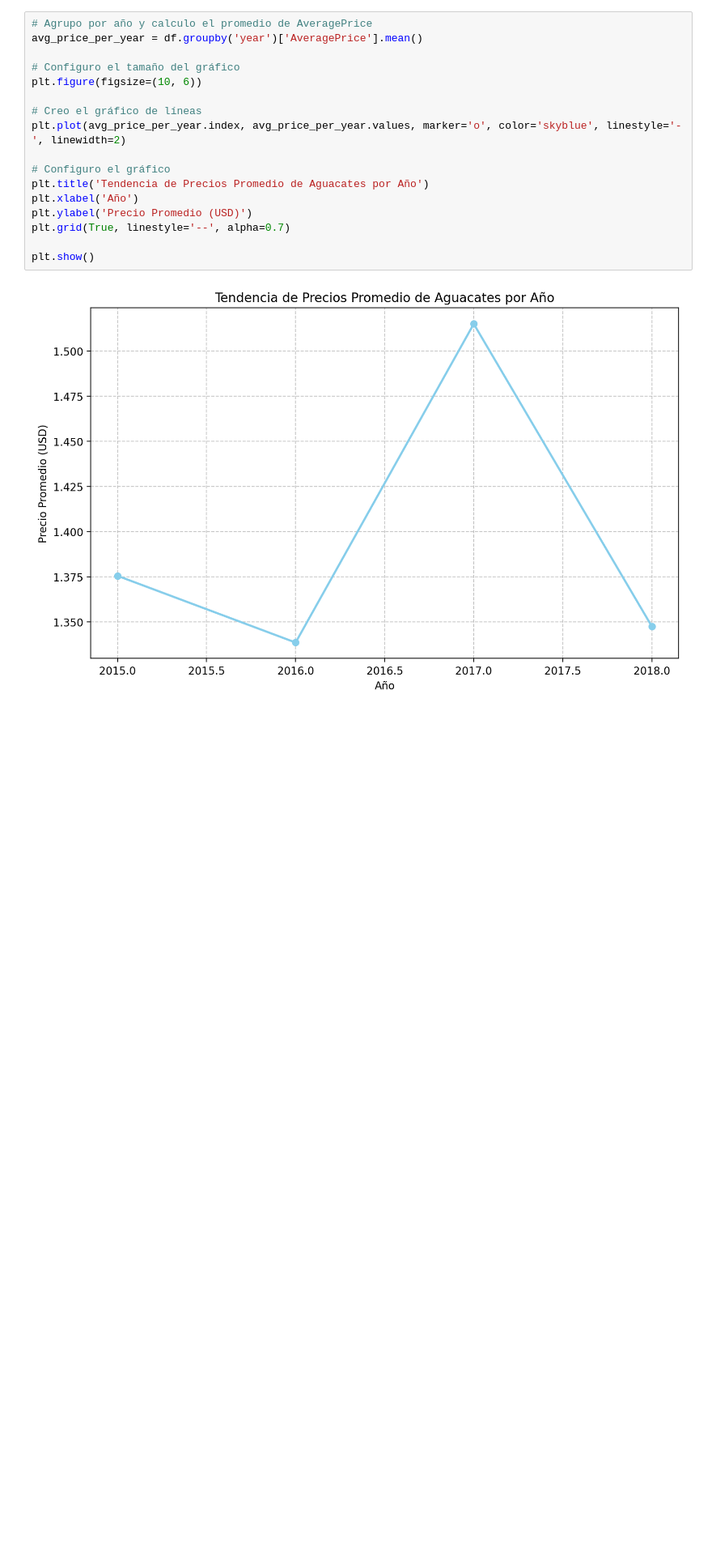
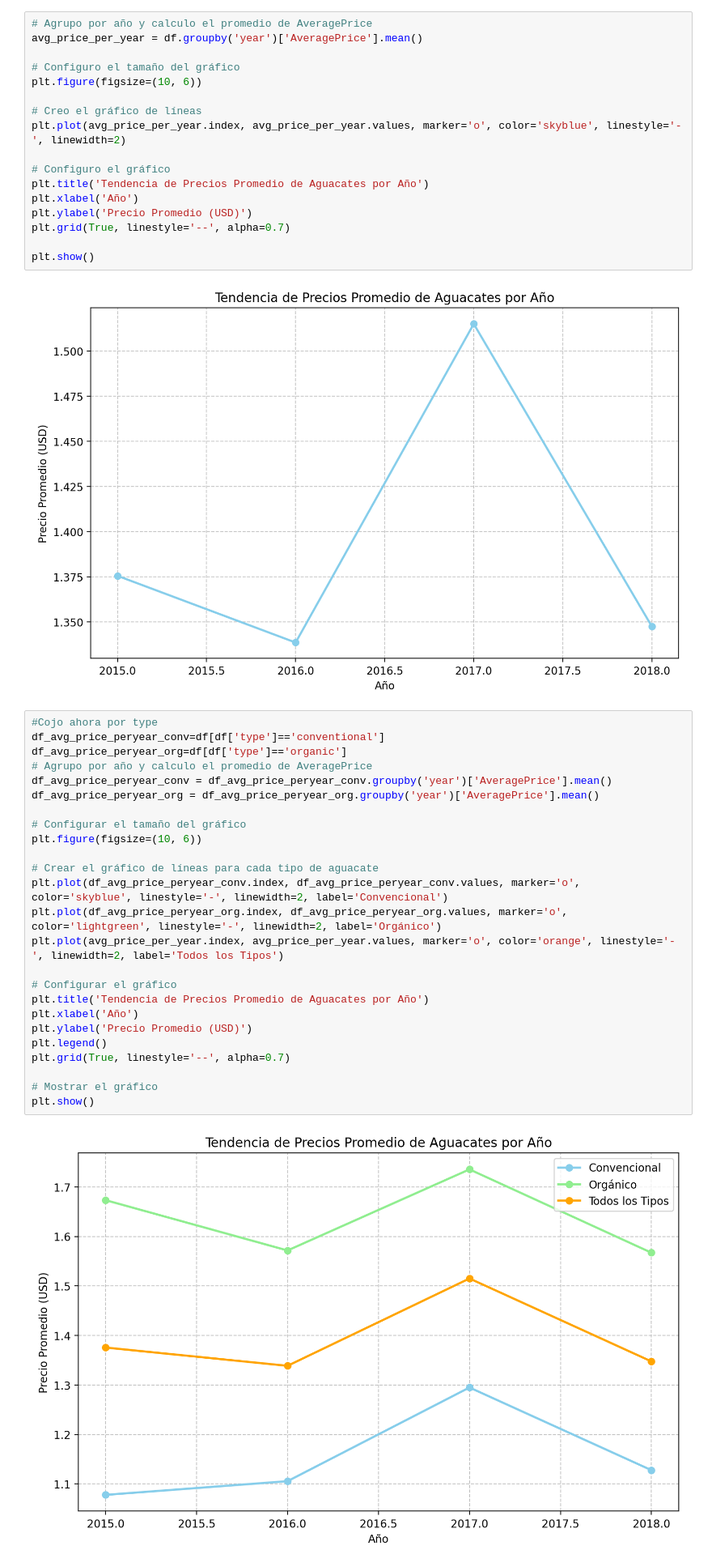
Before and after one commit to albagd77/MAGic-Avocado-TP1, a Jupyter notebook: 02_graficos_para_visualizacion.ipynb, the cells around one changed output. Shown at 81% size. Cells and saved outputs as stored; diff of their text form; blank space fills up the shorter version.

```diff
--- a/02_graficos_para_visualizacion.ipynb
+++ b/02_graficos_para_visualizacion.ipynb
@@ -346,3 +346,30 @@ plt.grid(True, linestyle='--', alpha=0.7)
 plt.show()
 # %% [output]
 [figure]
+# %%
+#Cojo ahora por type
+df_avg_price_peryear_conv=df[df['type']=='conventional']
+df_avg_price_peryear_org=df[df['type']=='organic']
+# Agrupo por año y calculo el promedio de AveragePrice
+df_avg_price_peryear_conv = df_avg_price_peryear_conv.groupby('year')['AveragePrice'].mean()
+df_avg_price_peryear_org = df_avg_price_peryear_org.groupby('year')['AveragePrice'].mean()
+
+# Configurar el tamaño del gráfico
+plt.figure(figsize=(10, 6))
+
+# Crear el gráfico de líneas para cada tipo de aguacate
+plt.plot(df_avg_price_peryear_conv.index, df_avg_price_peryear_conv.values, marker='o', color='skyblue', linestyle='-', linewidth=2, label='Convencional')
+plt.plot(df_avg_price_peryear_org.index, df_avg_price_peryear_org.values, marker='o', color='lightgreen', linestyle='-', linewidth=2, label='Orgánico')
+plt.plot(avg_price_per_year.index, avg_price_per_year.values, marker='o', color='orange', linestyle='-', linewidth=2, label='Todos los Tipos')
+
+# Configurar el gráfico
+plt.title('Tendencia de Precios Promedio de Aguacates por Año')
+plt.xlabel('Año')
+plt.ylabel('Precio Promedio (USD)')
+plt.legend()
+plt.grid(True, linestyle='--', alpha=0.7)
+
+# Mostrar el gráfico
+plt.show()
+# %% [output]
+[figure, added]
```
Also changed, not shown: parts of 1 cell of this notebook, 1 other file.
